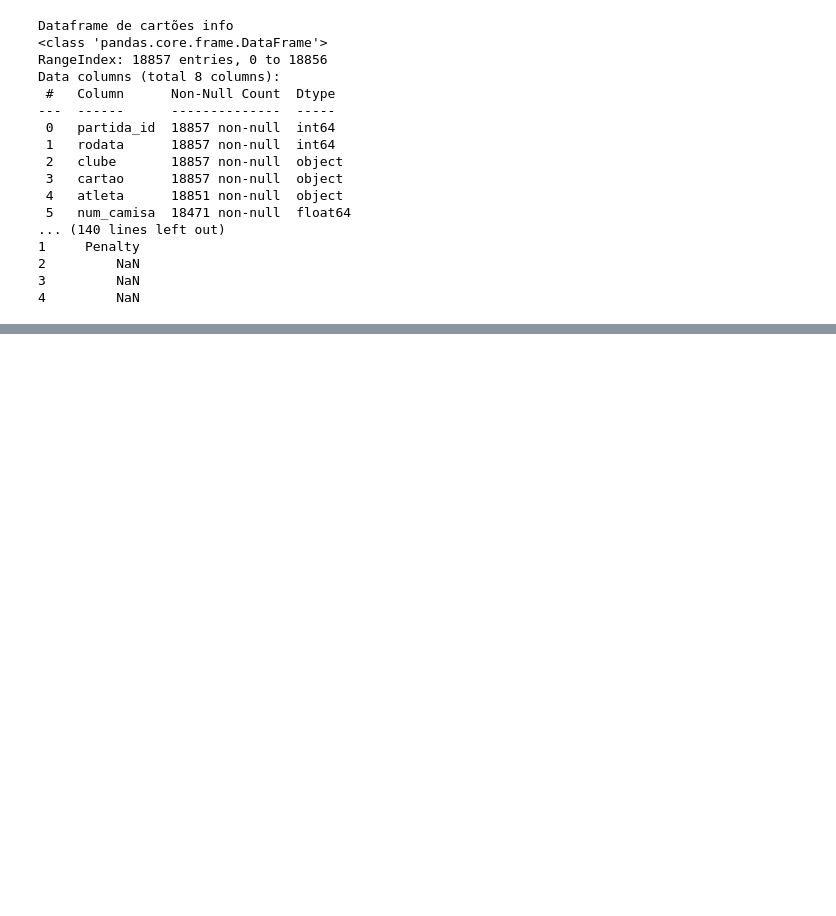
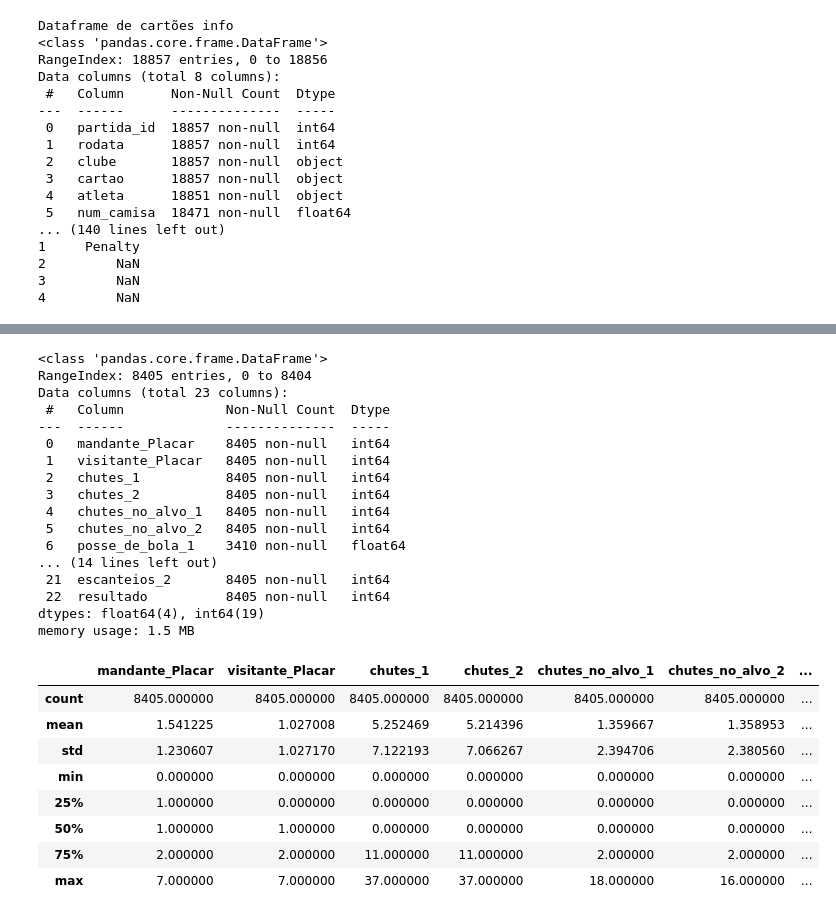
Before and after one commit to ThiagoYure/Data-Science-Brasileirao, a Jupyter notebook: notebooks/eda.ipynb, the cells around one changed output, grey strips where cells are left out. Cells and saved outputs as stored; diff of their text form; code cells hidden in the pictures; blank space fills up the shorter version.

```diff
--- a/notebooks/eda.ipynb
+++ b/notebooks/eda.ipynb
@@ -106,0 +222,33 @@ max    8405.00000    46.000000         7.000000          7.000000
+# %%
+df_merged_new.drop(['vencedor'], axis=1, inplace=True)
+# %%
+df_merged_new['resultado'].value_counts()
+df_merged_new.info()
+df_merged_new.describe()
+# %% [output]
+<class 'pandas.core.frame.DataFrame'>
+RangeIndex: 8405 entries, 0 to 8404
+Data columns (total 23 columns):
+ #   Column             Non-Null Count  Dtype
+---  ------             --------------  -----
+ 0   mandante_Placar    8405 non-null   int64
+ 1   visitante_Placar   8405 non-null   int64
+ 2   chutes_1           8405 non-null   int64
+ 3   chutes_2           8405 non-null   int64
+ 4   chutes_no_alvo_1   8405 non-null   int64
+ 5   chutes_no_alvo_2   8405 non-null   int64
+ 6   posse_de_bola_1    3410 non-null   float64
+... (14 lines left out)
+ 21  escanteios_2       8405 non-null   int64
+ 22  resultado          8405 non-null   int64
+dtypes: float64(4), int64(19)
+memory usage: 1.5 MB
+|  | mandante_Placar | visitante_Placar | chutes_1 | chutes_2 | chutes_no_alvo_1 | chutes_no_alvo_2 | ... |
+| count | 8405.000000 | 8405.000000 | 8405.000000 | 8405.000000 | 8405.000000 | 8405.000000 | ... |
+| mean | 1.541225 | 1.027008 | 5.252469 | 5.214396 | 1.359667 | 1.358953 | ... |
+| std | 1.230607 | 1.027170 | 7.122193 | 7.066267 | 2.394706 | 2.380560 | ... |
+| min | 0.000000 | 0.000000 | 0.000000 | 0.000000 | 0.000000 | 0.000000 | ... |
+| 25% | 1.000000 | 0.000000 | 0.000000 | 0.000000 | 0.000000 | 0.000000 | ... |
+| 50% | 1.000000 | 1.000000 | 0.000000 | 0.000000 | 0.000000 | 0.000000 | ... |
+| 75% | 2.000000 | 2.000000 | 11.000000 | 11.000000 | 2.000000 | 2.000000 | ... |
+| max | 7.000000 | 7.000000 | 37.000000 | 37.000000 | 18.000000 | 16.000000 | ... |
```
Also changed, not shown: parts of 8 cells of this notebook.
